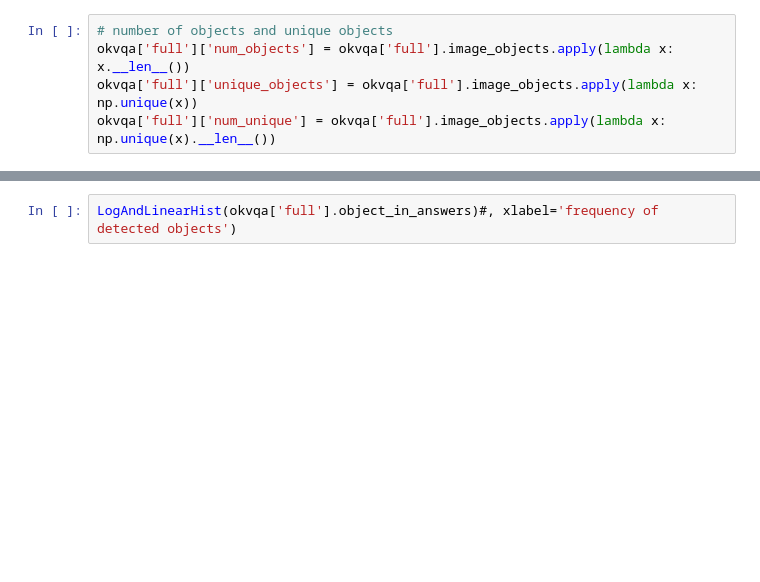
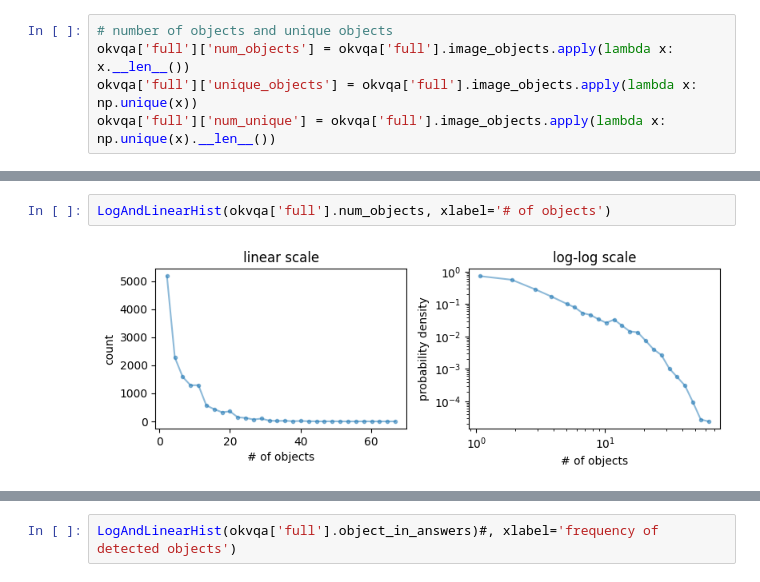
Before and after one commit to albertkjoller/knowledgeVQA, a Jupyter notebook: data_investigation/okvqa_images.ipynb, the cells around one changed output, grey strips where cells are left out. Cells and saved outputs as stored; diff of their text form; blank space fills up the shorter version.

```diff
--- a/data_investigation/okvqa_images.ipynb
+++ b/data_investigation/okvqa_images.ipynb
@@ -194,0 +232,4 @@ Number of number of objects on images: 56
+# %%
+LogAndLinearHist(okvqa['full'].num_objects, xlabel='# of objects')
+# %% [output]
+[figure, added]
```
Also changed, not shown: parts of 28 cells of this notebook, 4 other files.
